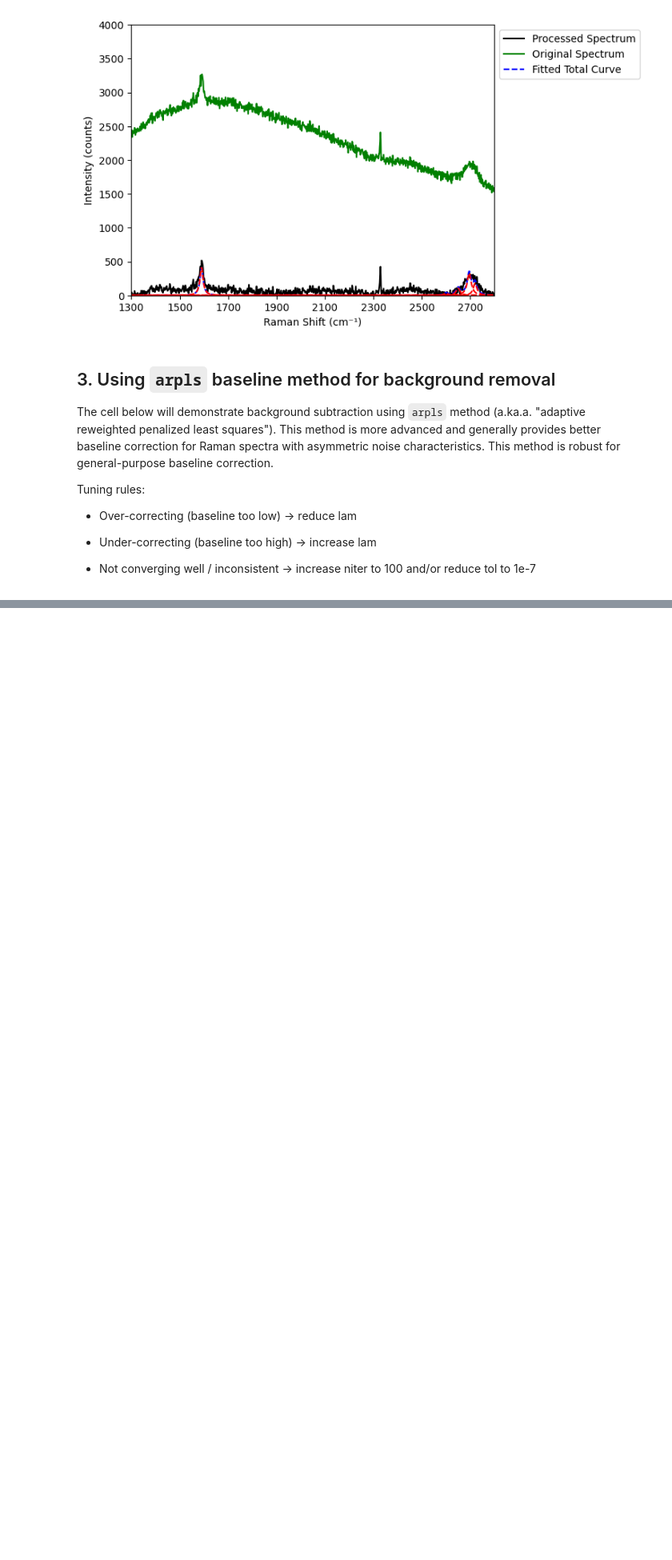
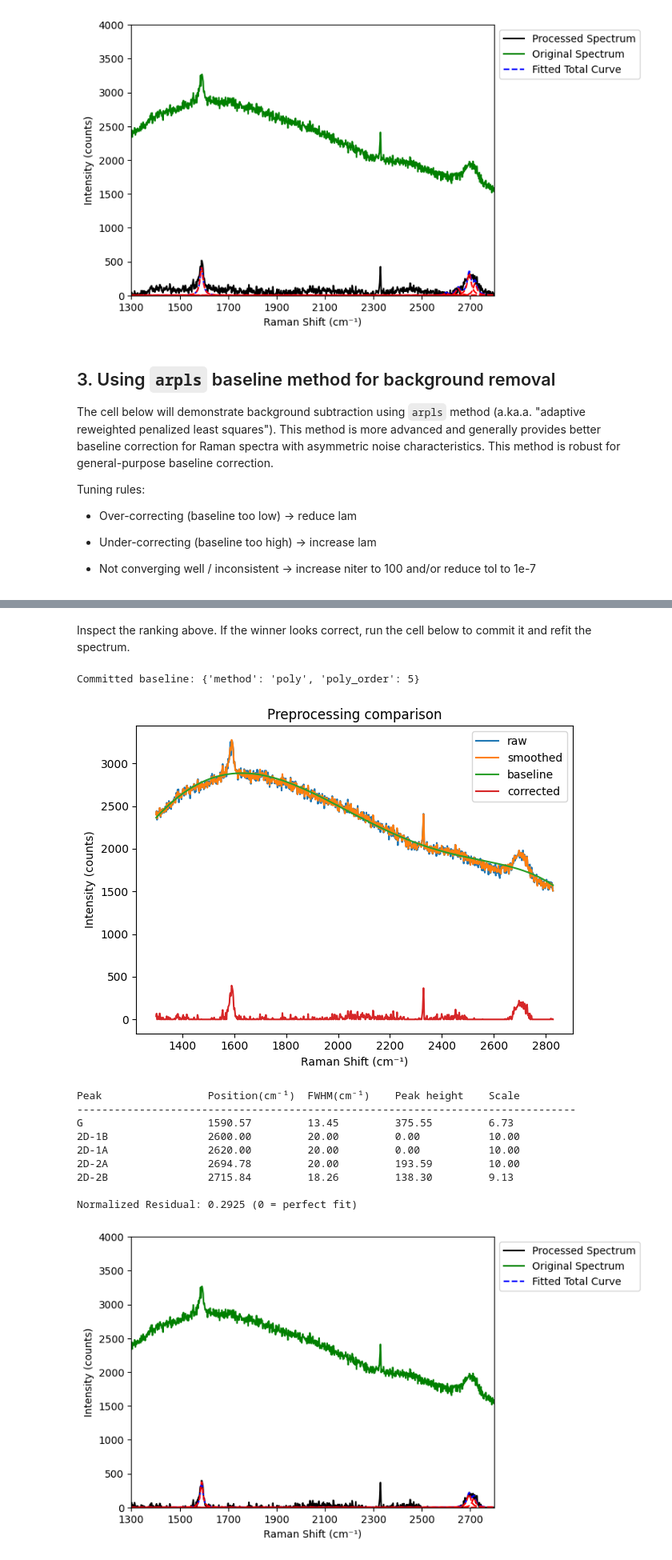
Before and after one commit to barry063/RamanPL_2D, a Jupyter notebook: example-usage/Ramanfit/Raman_background-remove.ipynb, the cells around one changed output, grey strips where cells are left out. Shown at 80% size. Saved outputs shown, nothing was run; the diff lists cells and outputs as text; code cells hidden in the pictures; blank space fills up the shorter version.

```diff
--- a/example-usage/Ramanfit/Raman_background-remove.ipynb
+++ b/example-usage/Ramanfit/Raman_background-remove.ipynb
@@ -309,0 +438,26 @@ Normalized Residual: 0.8588 (0 = perfect fit)
+# %% [markdown]
+Inspect the ranking above. If the winner looks correct, run the cell below to commit it
+and refit the spectrum.
+# %%
+fit_auto.apply_choice(result.winner)
+print("Committed baseline:", fit_auto.baseline_method)
+
+params_auto, params_cov_auto = fit_auto.fit_spectrum()
+
+xlim = [1300, 2800]
+fit_auto.plot_fit(params_auto, offset=0, scale=1,
+                  x_lim=xlim, y_lim=[0, 4000],
+                  x_ticks=range(xlim[0], xlim[1], 200))
+# %% [output]
+Committed baseline: {'method': 'poly', 'poly_order': 5}
+[figure, added]
+Peak                 Position(cm⁻¹)  FWHM(cm⁻¹)    Peak height    Scale
+--------------------------------------------------------------------------------
+G                    1590.57         13.45         375.55         6.73
+2D-1B                2600.00         20.00         0.00           10.00
+2D-1A                2620.00         20.00         0.00           10.00
+2D-2A                2694.78         20.00         193.59         10.00
+2D-2B                2715.84         18.26         138.30         9.13
+
+Normalized Residual: 0.2925 (0 = perfect fit)
+[figure, added]
```
Also changed, not shown: parts of 11 cells of this notebook, 24 other files.
